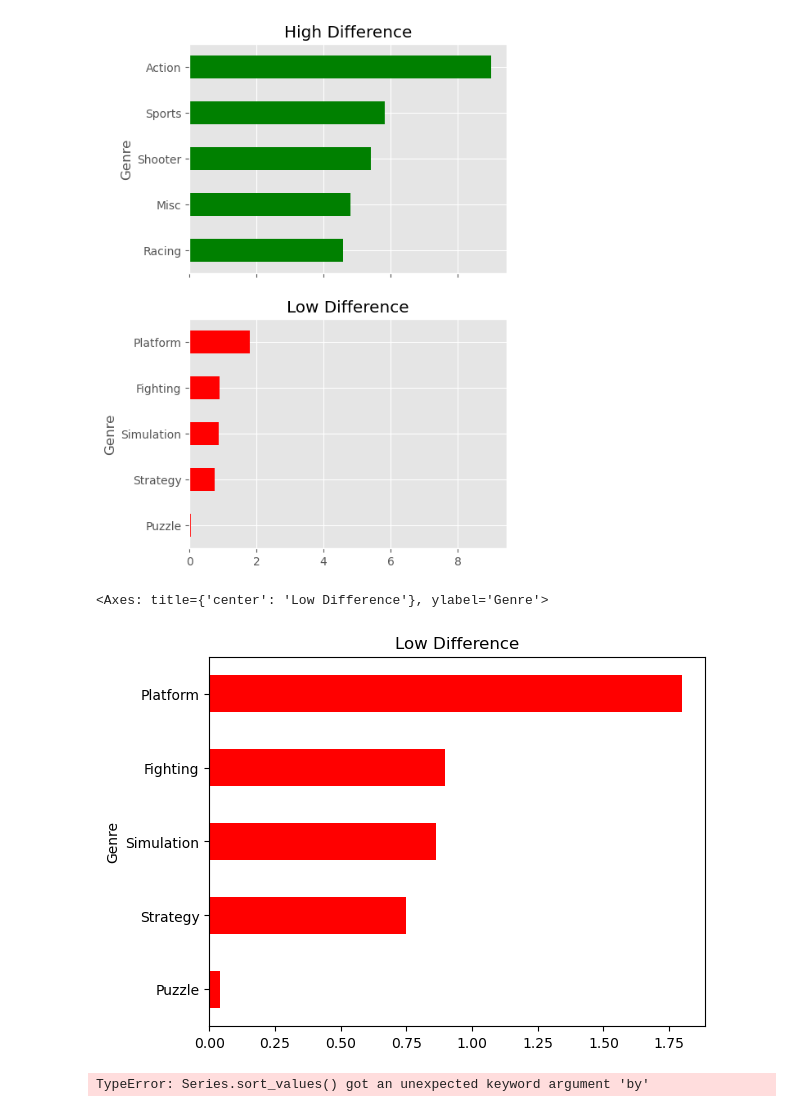
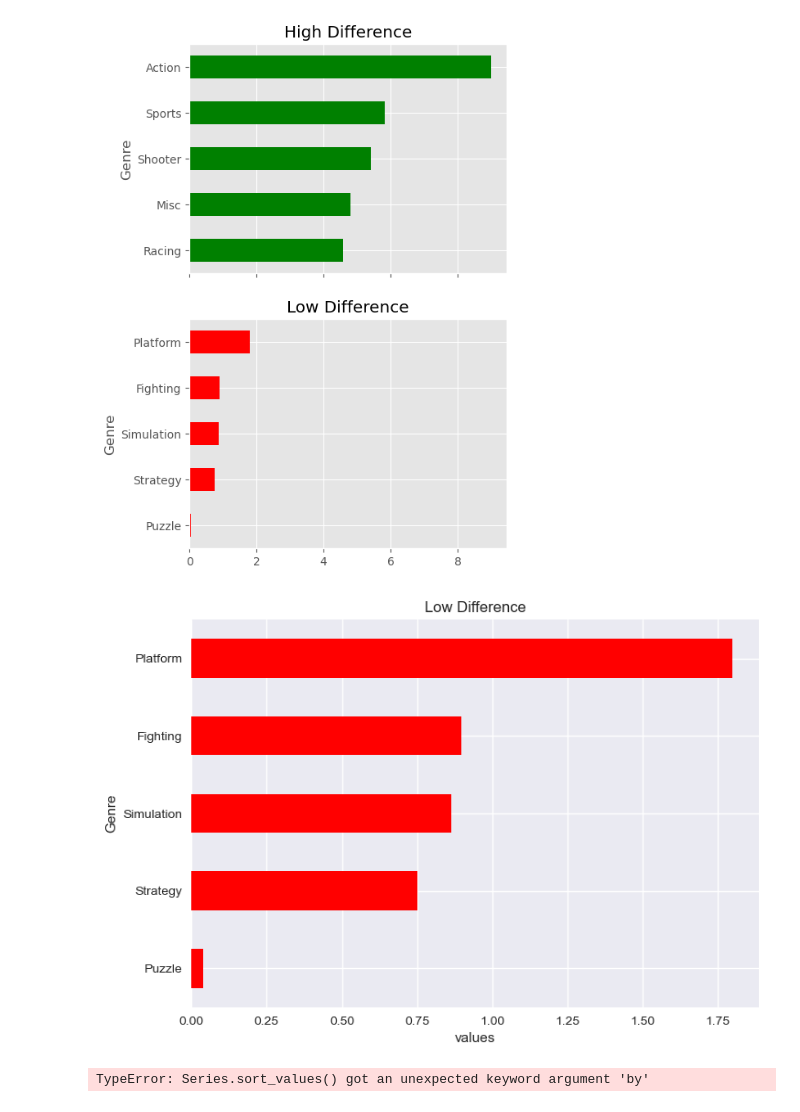
Before and after one commit to Narula901/Python-Library, a Jupyter notebook: Pandas/Groupby (Pandas).ipynb, the cells around one changed output. Cells and saved outputs as stored; diff of their text form; code cells hidden in the pictures.

```diff
--- a/Pandas/Groupby (Pandas).ipynb
+++ b/Pandas/Groupby (Pandas).ipynb
@@ -772,7 +772,7 @@ def difference (x):
     return Diff
 # %%
 
-Genre_EU_Cal = Genre_EU_Cal = Genre_EU.groupby('Genre').agg(max_value=('EU_Sales', 'max'),
+ Genre_EU_Cal = Genre_EU.groupby('Genre').agg(max_value=('EU_Sales', 'max'),
                                               mean_value=('EU_Sales', 'mean'),
                                               difference=('EU_Sales', difference))
 # %%
@@ -903,16 +903,20 @@ Genre_EU_Cal['difference'].nsmallest(5).sort_values(ascending=True).plot(
 # %% [output]
 <Axes: title={'center': 'Low Difference'}, ylabel='Genre'>
 [figure]
+# %%
+plt.style.use("seaborn")
 # %%
 
 Genre_EU_Cal['difference'].nsmallest(5).sort_values(ascending=True).plot(
     kind = 'barh',
     color = 'red',
     title = 'Low Difference'
     )
+
+plt.xlabel('values')
+plt.show()
 # %% [output]
-<Axes: title={'center': 'Low Difference'}, ylabel='Genre'>
-[figure, old version]
+[figure, new version]
 # %%
 games.groupby(['Publisher'])['Global_Sales'].sum().sort_values(by = 'Global_Sales', ascending=False)
 # %% [output]
```
Also changed, not shown: parts of 6 cells of this notebook.
